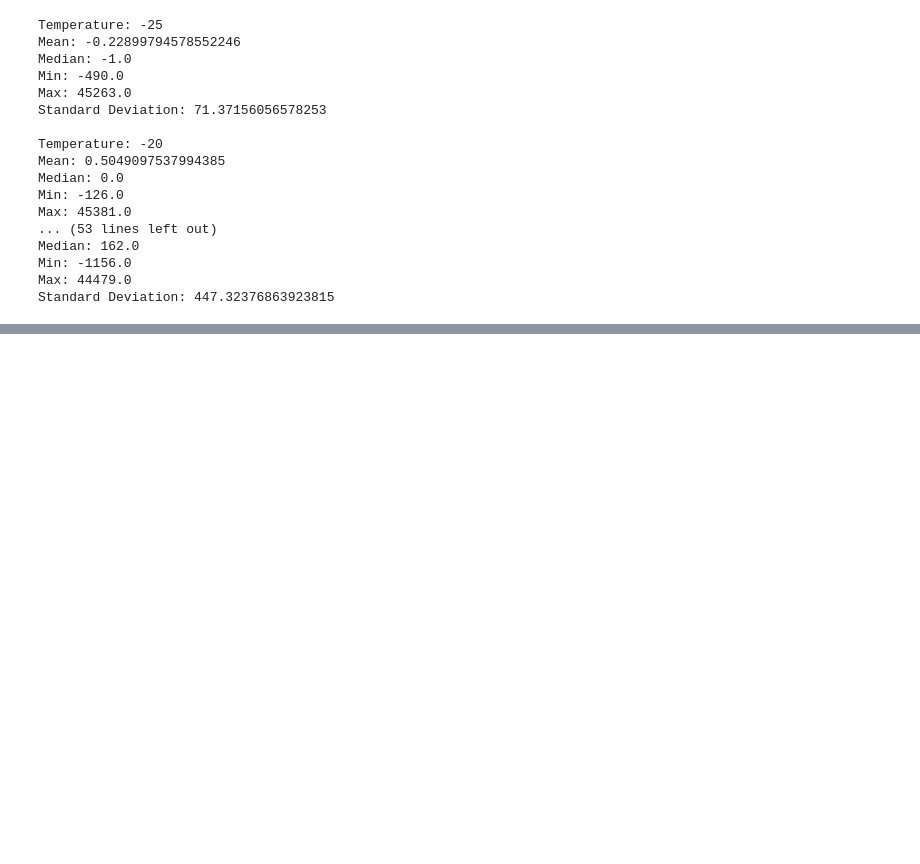
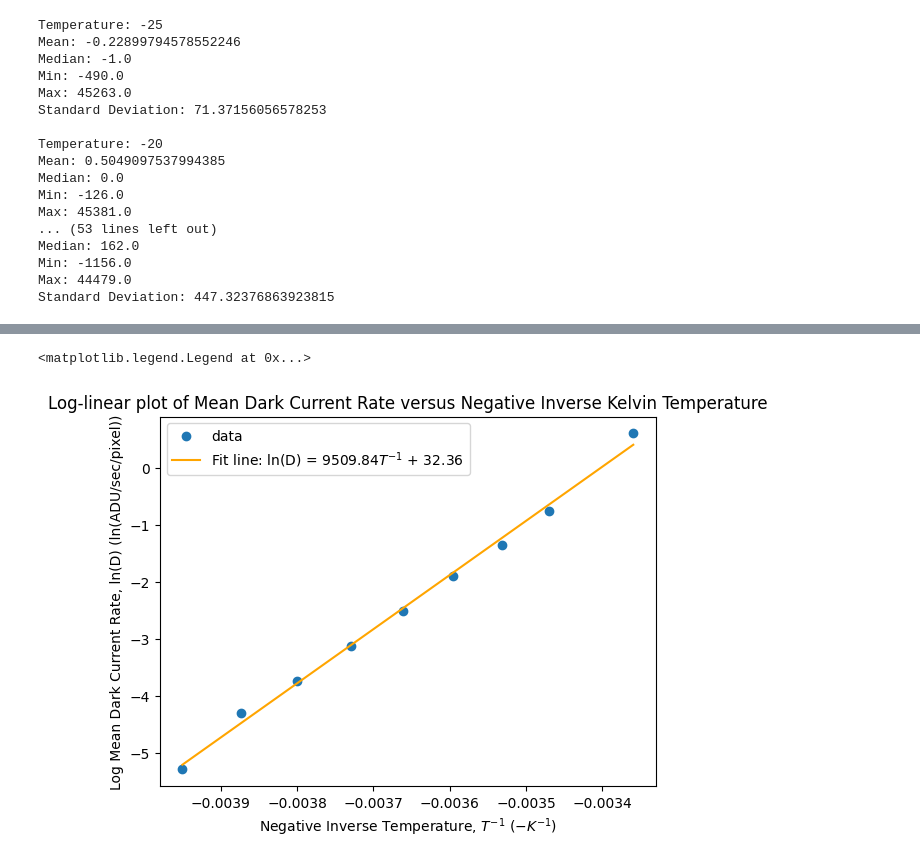
Before and after one commit to zangston/ASTR-3130, a Jupyter notebook: Lab 3/Part 1/subtraction.ipynb, the cells around one changed output, grey strips where cells are left out. Cells and saved outputs as stored; diff of their text form; code cells hidden in the pictures; blank space fills up the shorter version.

```diff
--- a/Lab 3/Part 1/subtraction.ipynb
+++ b/Lab 3/Part 1/subtraction.ipynb
@@ -106,0 +136,22 @@ Text(0, 0.5, 'Dark Current Rate, ADU/sec/pixel (D)')
+# %%
+# fit curve, extract beta coefficients for ordinary least squares regression for mean
+popt, pcov = curve_fit(linear_function, ln_mean_temps, ln_mean)
+m, b = popt
+
+# plot scatter plot
+plt.scatter(ln_mean_temps, ln_mean, label='data')
+
+# plot OLS fit line
+x_regression = np.linspace(min(ln_mean_temps), max(ln_mean_temps), 100)
+y_regression = linear_function(x_regression, m, b)
+
+line_label = 'Fit line: ln(D) = ' + str(round(m, 2)) + '$T^{-1}$ + ' + str(round(b, 2))
+plt.plot(x_regression, y_regression, color='orange', label=line_label)
+plt.title('Log-linear plot of Mean Dark Current Rate versus Negative Inverse Kelvin Temperature')
+plt.xlabel('Negative Inverse Temperature, $T^{-1}$ ($-K^{-1}$)')
+plt.ylabel('Log Mean Dark Current Rate, ln(D) (ln(ADU/sec/pixel))')
+
+plt.legend()
+# %% [output]
+<matplotlib.legend.Legend at 0x...>
+[figure, added]
```
Also changed, not shown: parts of 5 cells of this notebook.
